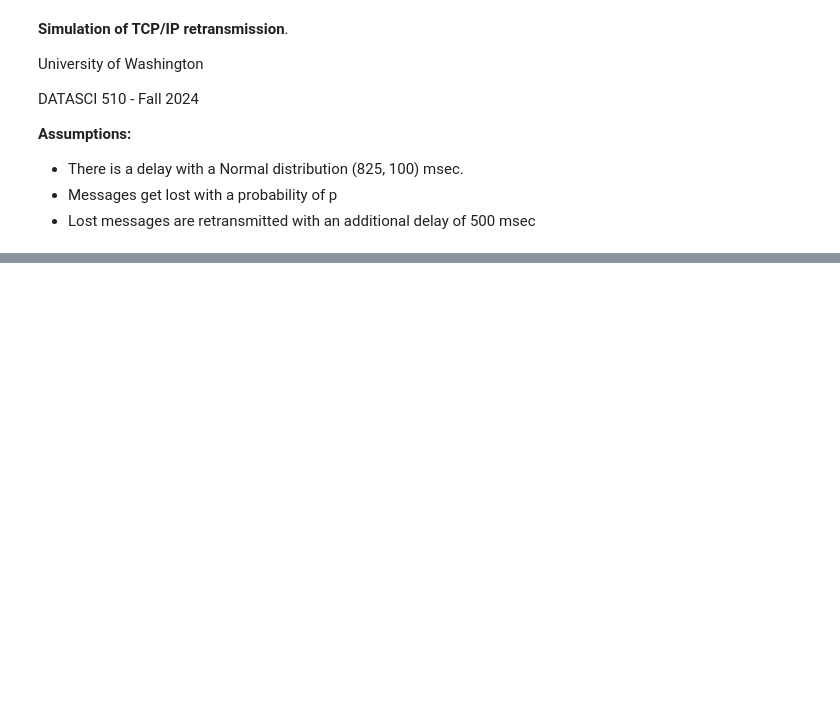
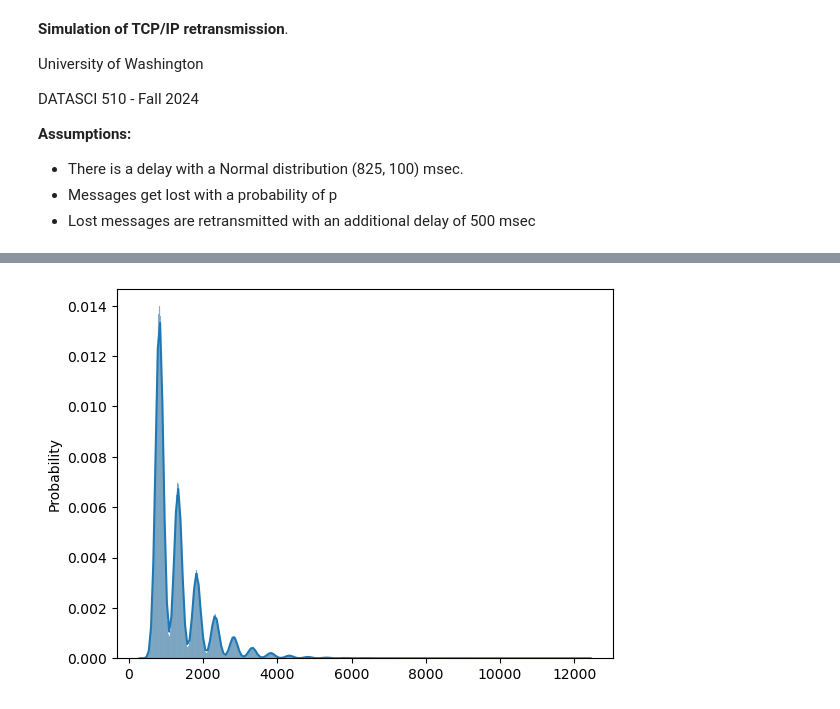
Before and after one commit to darynwhite/DataScienceCert, a Jupyter notebook: Lessons/03/Lesson_03_TCPIP_students.ipynb, the cells around one changed output, grey strips where cells are left out. Drawn from its saved outputs; the diff is of its cells as text; code cells hidden in the pictures; blank space fills up the shorter version.

```diff
--- a/Lessons/03/Lesson_03_TCPIP_students.ipynb
+++ b/Lessons/03/Lesson_03_TCPIP_students.ipynb
@@ -36,2 +46,8 @@ prob_collision=0.10
 # %%
 # Explore the impact of varying the parameters of this simulation.
+distro2 = simulate(0.50,10000000)
+# %%
+sns.histplot(distro2, kde=True, stat="probability")
+plt.show()
+# %% [output]
+[figure, added]
```
Also changed, not shown: parts of 2 cells of this notebook.
